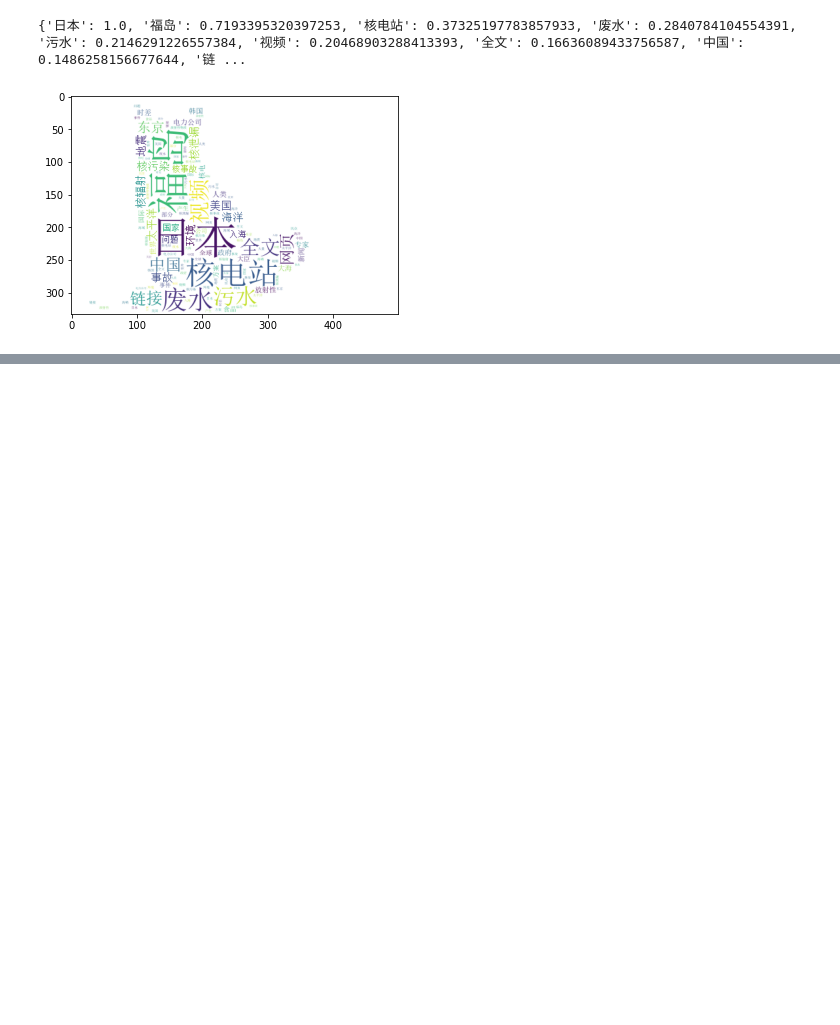
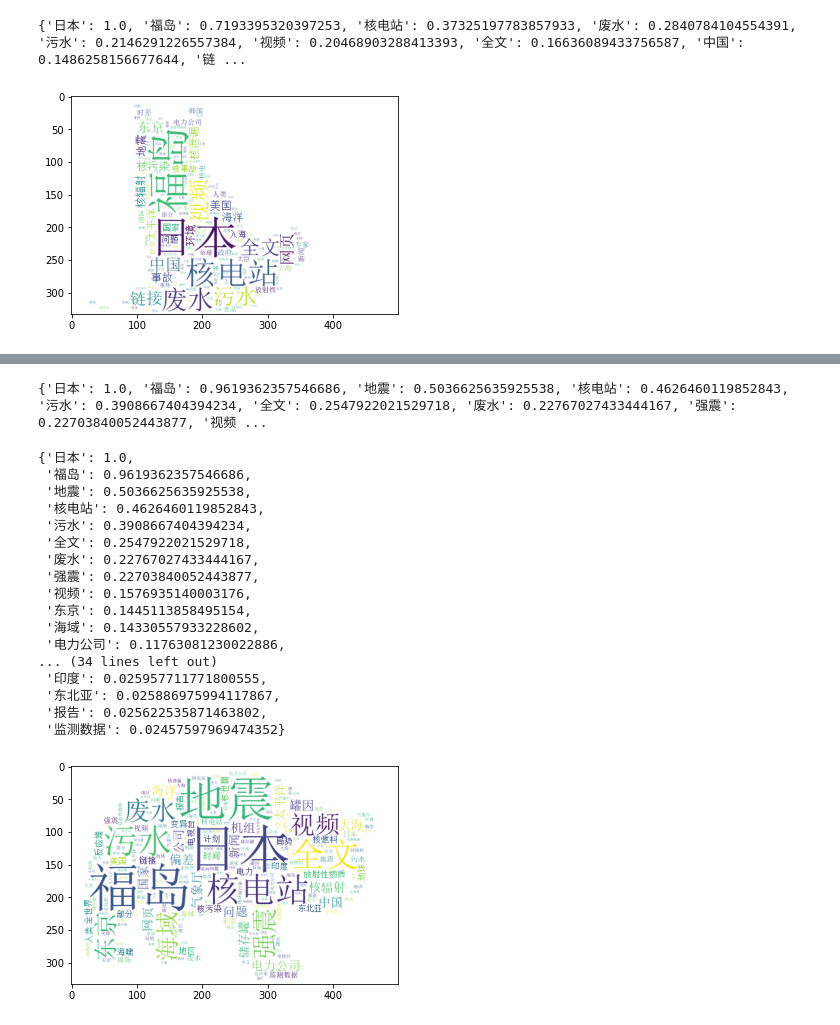
Before and after one commit to JunTheRipper/Social-Web-Mining, a Jupyter notebook: SocialMideaConduct.ipynb, the cells around one changed output, grey strips where cells are left out. Drawn from its saved outputs; the diff is of its cells as text; code cells hidden in the pictures; blank space fills up the shorter version.

```diff
--- a/SocialMideaConduct.ipynb
+++ b/SocialMideaConduct.ipynb
@@ -320,0 +389,33 @@ MemoryError: Unable to allocate 93.7 GiB for an array with shape (100919, 124612
+# %%
+Feb = dfN['time'].str.startswith('2021-02')
+Feb2 = dfN['time'].str.startswith('02')
+dfN[Feb]
+dfN[Feb2]
+
+FebData = pd.concat([dfN[Feb], dfN[Feb2]], axis=0)
+FebData
+
+from dataVision import DataVisitor
+
+vis = DataVisitor(FebData)
+vis.show_word_cloud('material/simsun.ttc', 'material/panda.jpg','results/random-nuclear/Feb_word_frequency.txt', 'results/random-nuclear/Res-Picture/Feb-cloud.png')
+# %% [output]
+{'日本': 1.0, '福岛': 0.9619362357546686, '地震': 0.5036625635925538, '核电站': 0.4626460119852843, '污水': 0.3908667404394234, '全文': 0.2547922021529718, '废水': 0.22767027433444167, '强震': 0.22703840052443877, '视频 ...
+{'日本': 1.0,
+ '福岛': 0.9619362357546686,
+ '地震': 0.5036625635925538,
+ '核电站': 0.4626460119852843,
+ '污水': 0.3908667404394234,
+ '全文': 0.2547922021529718,
+ '废水': 0.22767027433444167,
+ '强震': 0.22703840052443877,
+ '视频': 0.1576935140003176,
+ '东京': 0.1445113858495154,
+ '海域': 0.14330557933228602,
+ '电力公司': 0.11763081230022886,
+... (34 lines left out)
+ '印度': 0.025957711771800555,
+ '东北亚': 0.025886975994117867,
+ '报告': 0.025622535871463802,
+ '监测数据': 0.02457597969474352}
+[figure, added]
```
Also changed, not shown: parts of 45 cells of this notebook.
